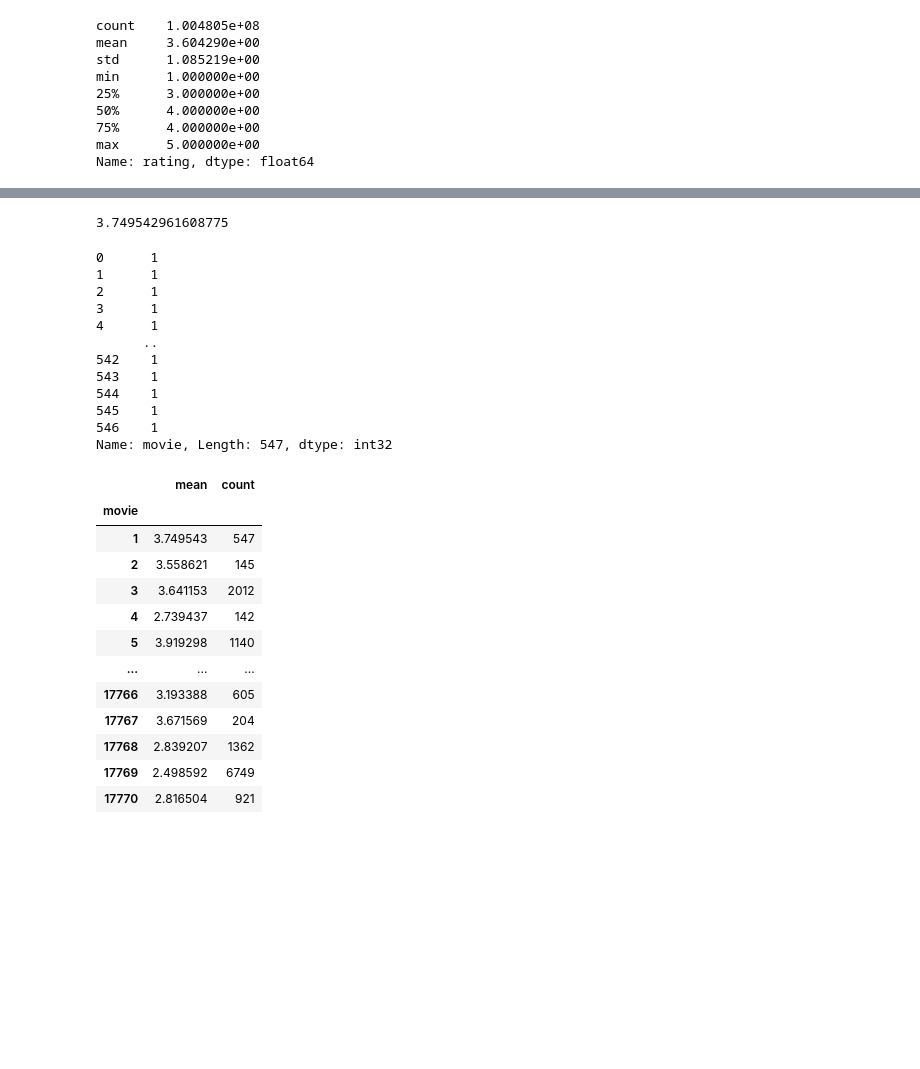
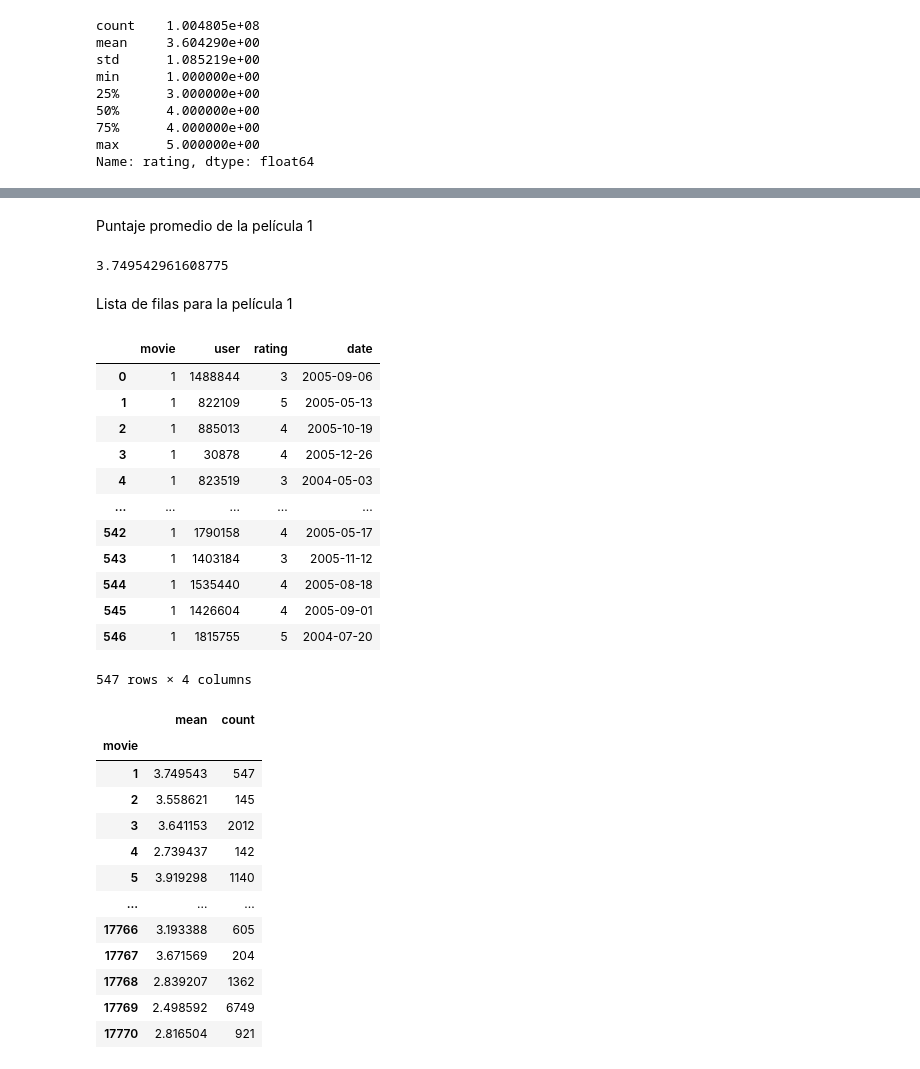
Before and after one commit to melipass/umayor-business-intelligence, a Jupyter notebook: tarea-2/1.ipynb, the cells around one changed output, grey strips where cells are left out. Drawn from its saved outputs; the diff is of its cells as text; code cells hidden in the pictures; blank space fills up the shorter version.

```diff
--- a/tarea-2/1.ipynb
+++ b/tarea-2/1.ipynb
@@ -180,22 +253,27 @@ movie_ratings_groups = movie_ratings.groupby(['user'])
+# %% [markdown]
+Puntaje promedio de la película 1
 # %%
 movie_ratings[movie_ratings.movie == 1]['rating'].mean()
 # %% [output]
 3.749542961608775
+# %% [markdown]
+Lista de filas para la película 1
 # %%
-movie_ratings.loc[movie_ratings['movie'] == 1, 'movie']
+movie_ratings.loc[movie_ratings['movie'] == 1]
 # %% [output]
+|  | movie | user | rating | date |
+| 0 | 1 | 1488844 | 3 | 2005-09-06 |
+| 1 | 1 | 822109 | 5 | 2005-05-13 |
+| 2 | 1 | 885013 | 4 | 2005-10-19 |
+| 3 | 1 | 30878 | 4 | 2005-12-26 |
+| 4 | 1 | 823519 | 3 | 2004-05-03 |
+| ... | ... | ... | ... | ... |
+| 542 | 1 | 1790158 | 4 | 2005-05-17 |
+| 543 | 1 | 1403184 | 3 | 2005-11-12 |
+| 544 | 1 | 1535440 | 4 | 2005-08-18 |
+| 545 | 1 | 1426604 | 4 | 2005-09-01 |
+| 546 | 1 | 1815755 | 5 | 2004-07-20 |
-0      1
-1      1
-2      1
-3      1
-4      1
-      ..
-542    1
-543    1
-544    1
-545    1
-546    1
-Name: movie, Length: 547, dtype: int32
+547 rows × 4 columns
 # %%
 mean_ratings = movie_ratings.groupby('movie')['rating'].agg(['mean','count'])
 mean_ratings
```
Also changed, not shown: parts of 30 cells of this notebook.
